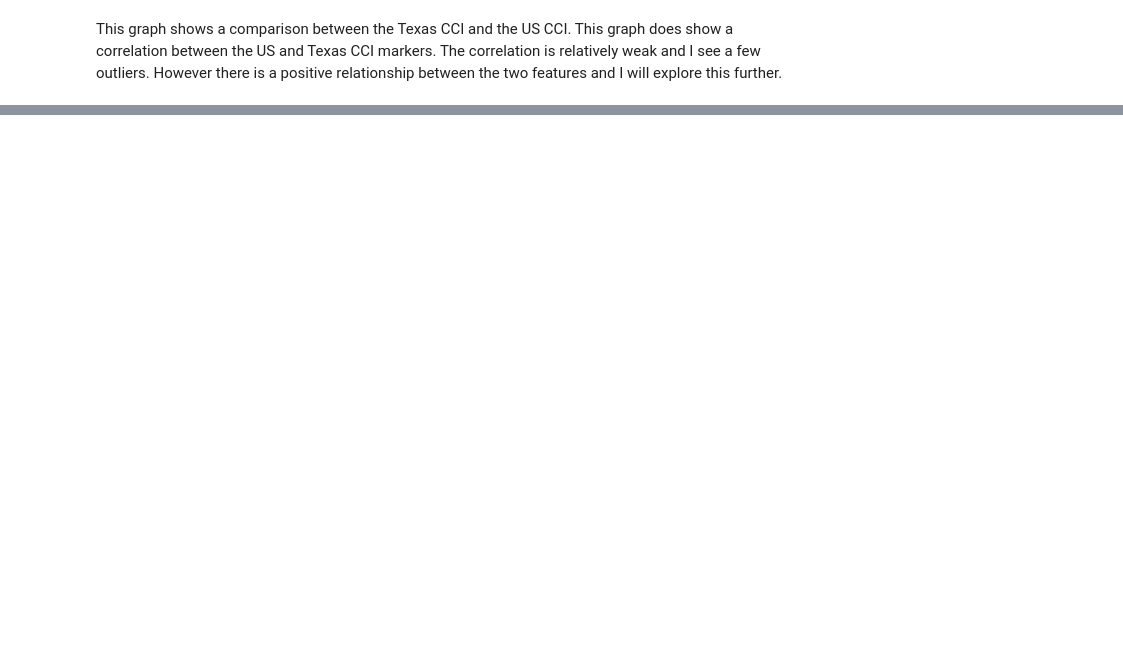
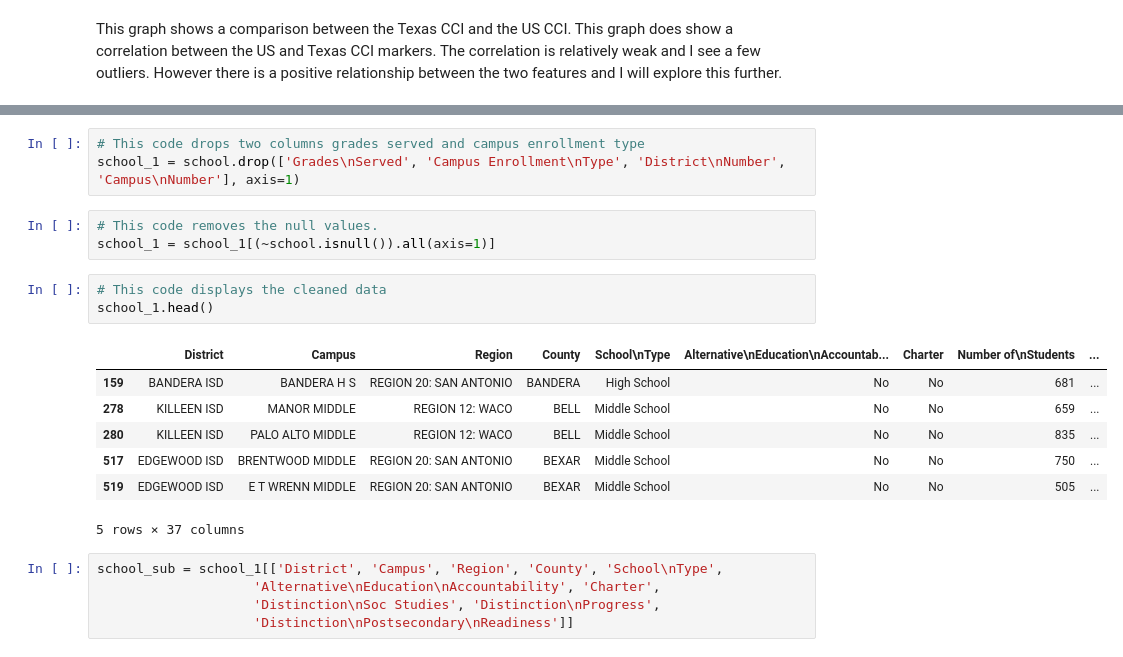
Before and after one commit to MWPerrineJr/Data_Mining_Final, a Jupyter notebook: data mining final1.ipynb, the cells around one changed output, grey strips where cells are left out. Saved outputs shown, nothing was run; the diff lists cells and outputs as text; blank space fills up the shorter version.

```diff
--- a/data mining final1.ipynb
+++ b/data mining final1.ipynb
@@ -205,0 +220,22 @@ This graph shows a comparison between the Texas CCI and the US CCI. This graph d
+# %%
+# This code drops two columns grades served and campus enrollment type
+school_1 = school.drop(['Grades\nServed', 'Campus Enrollment\nType', 'District\nNumber', 'Campus\nNumber'], axis=1)
+# %%
+# This code removes the null values.
+school_1 = school_1[(~school.isnull()).all(axis=1)]
+# %%
+# This code displays the cleaned data
+school_1.head()
+# %% [output]
+|  | District | Campus | Region | County | School\nType | Alternative\nEducation\nAccountab... | Charter | Number of\nStudents | ... |
+| 159 | BANDERA ISD | BANDERA H S | REGION 20: SAN ANTONIO | BANDERA | High School | No | No | 681 | ... |
+| 278 | KILLEEN ISD | MANOR MIDDLE | REGION 12: WACO | BELL | Middle School | No | No | 659 | ... |
+| 280 | KILLEEN ISD | PALO ALTO MIDDLE | REGION 12: WACO | BELL | Middle School | No | No | 835 | ... |
+| 517 | EDGEWOOD ISD | BRENTWOOD MIDDLE | REGION 20: SAN ANTONIO | BEXAR | Middle School | No | No | 750 | ... |
+| 519 | EDGEWOOD ISD | E T WRENN MIDDLE | REGION 20: SAN ANTONIO | BEXAR | Middle School | No | No | 505 | ... |
+5 rows × 37 columns
+# %%
+school_sub = school_1[['District', 'Campus', 'Region', 'County', 'School\nType',
+                    'Alternative\nEducation\nAccountability', 'Charter',
+                    'Distinction\nSoc Studies', 'Distinction\nProgress',
+                    'Distinction\nPostsecondary\nReadiness']]
```
Also changed, not shown: parts of 8 cells of this notebook.
